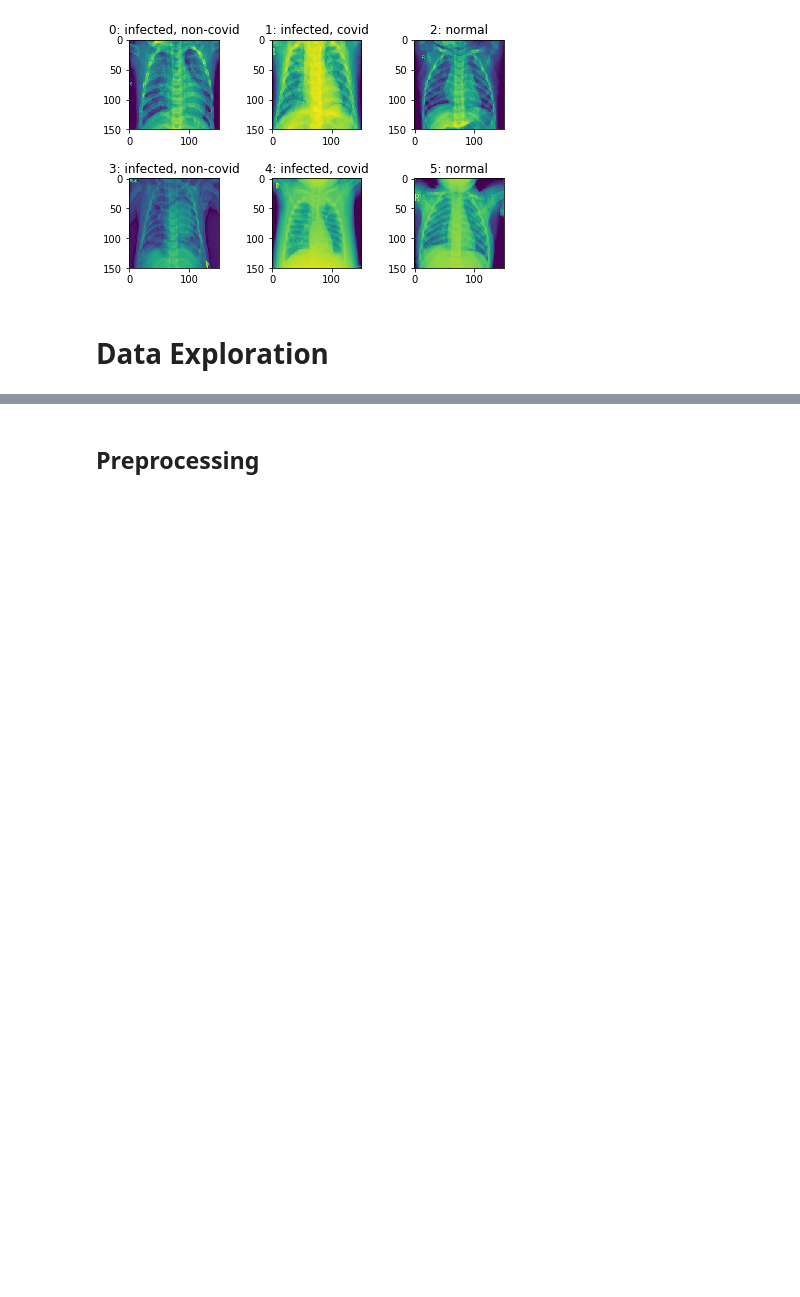
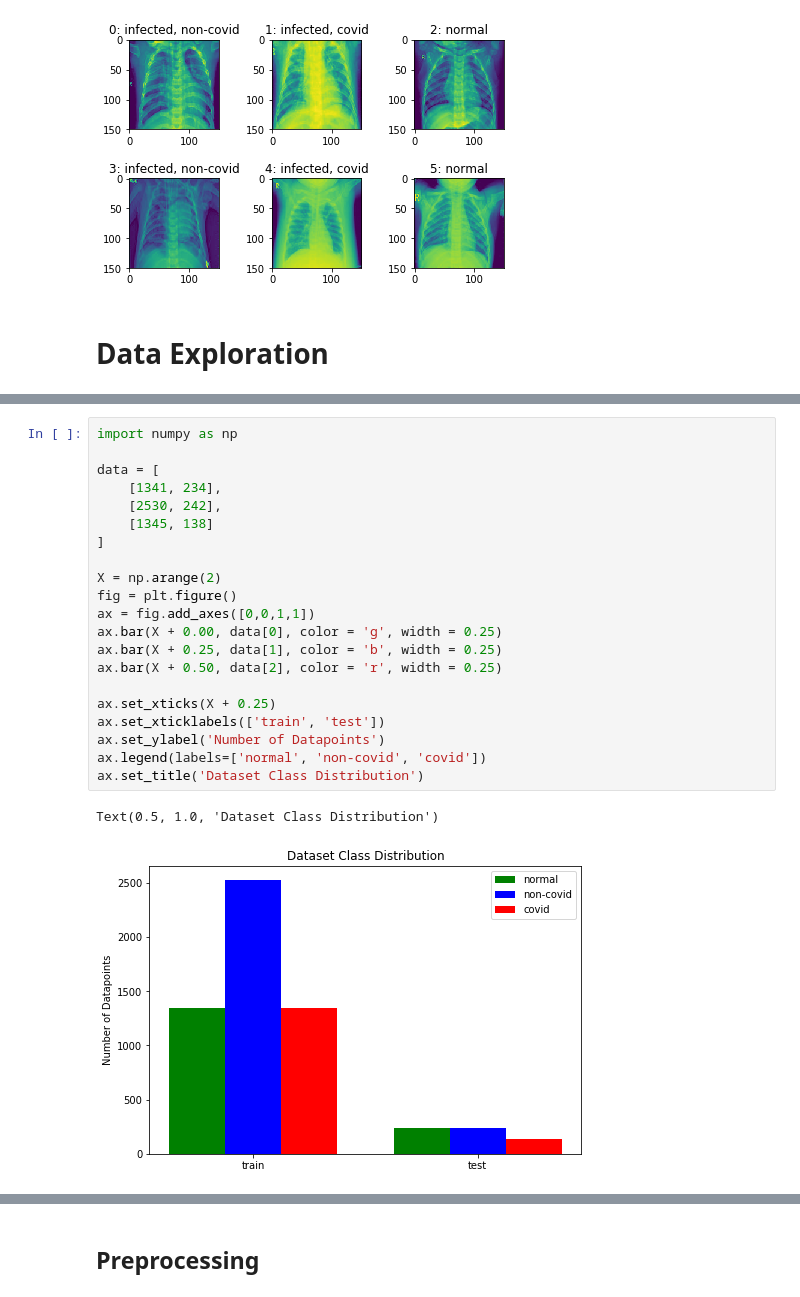
Before and after one commit to calvinyusno2359/50039-deep-learning-covid, a Jupyter notebook: report.ipynb, the cells around one changed output, grey strips where cells are left out. Cells and saved outputs as stored; diff of their text form; blank space fills up the shorter version.

```diff
--- a/report.ipynb
+++ b/report.ipynb
@@ -171,0 +188,24 @@ plt.show()
+# %%
+import numpy as np
+
+data = [
+    [1341, 234],
+    [2530, 242],
+    [1345, 138]
+]
+
+X = np.arange(2)
+fig = plt.figure()
+ax = fig.add_axes([0,0,1,1])
+ax.bar(X + 0.00, data[0], color = 'g', width = 0.25)
+ax.bar(X + 0.25, data[1], color = 'b', width = 0.25)
+ax.bar(X + 0.50, data[2], color = 'r', width = 0.25)
+
+ax.set_xticks(X + 0.25)
+ax.set_xticklabels(['train', 'test'])
+ax.set_ylabel('Number of Datapoints')
+ax.legend(labels=['normal', 'non-covid', 'covid'])
+ax.set_title('Dataset Class Distribution')
+# %% [output]
+Text(0.5, 1.0, 'Dataset Class Distribution')
+[figure, added]
```
Also changed, not shown: parts of 11 cells of this notebook, 1 other file.
